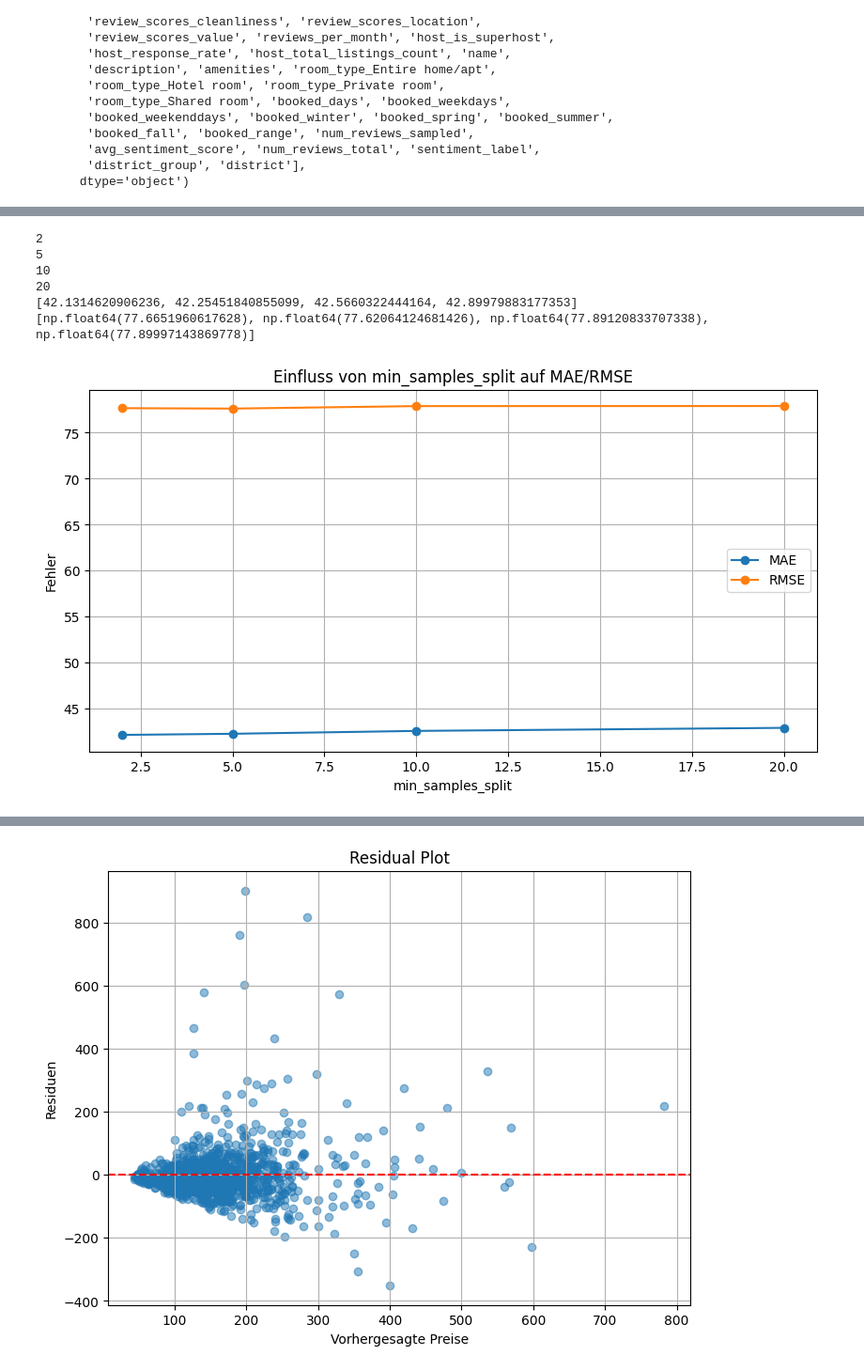
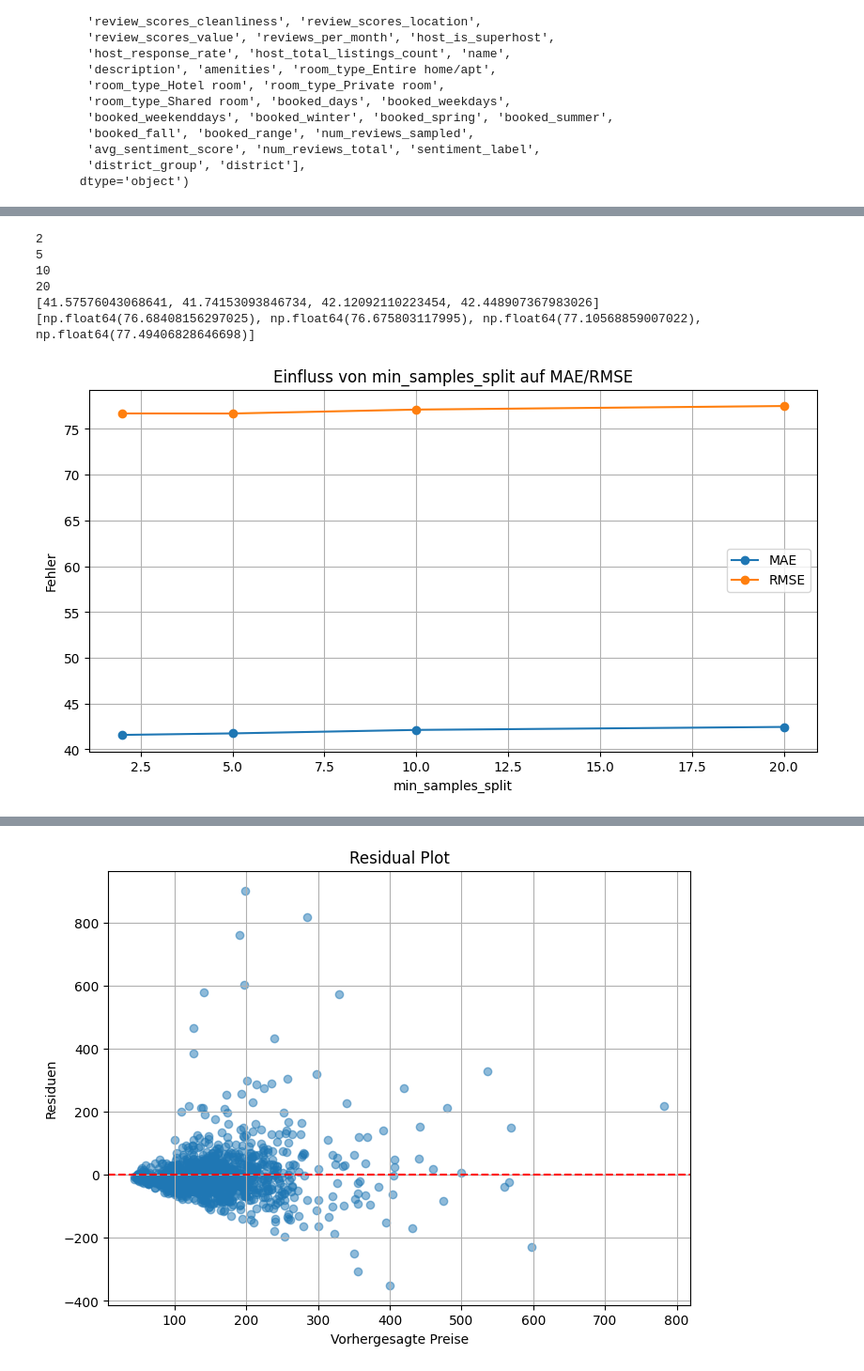
Before and after one commit to Spuphi/ML-airbnb, a Jupyter notebook: RandomForrest.ipynb, the cells around one changed output, grey strips where cells are left out. Shown at 94% size. Cells and saved outputs as stored; diff of their text form; code cells hidden in the pictures.

```diff
--- a/RandomForrest.ipynb
+++ b/RandomForrest.ipynb
@@ -107,5 +107,5 @@ Teste Feature-Set: alle_features
 # %%
-features = feature_sets["calendar_plus_basics2"]
+features = feature_sets["calendar_plus_basics3"]
 # %%
 # Funktion zum Testen von Hyperparametern
 def test_hyperparameter(param_name, param_values, features):
@@ -182,17 +182,17 @@ None
 # %%
 test_hyperparameter(
     "min_samples_split",
     [2, 5, 10, 20],
-    feature_sets["calendar_plus_basics4"]
+    feature_sets["calendar_plus_basics3"]
 )
 # %% [output]
 2
 5
 10
 20
-[42.1314620906236, 42.25451840855099, 42.5660322444164, 42.89979883177353]
-[np.float64(77.6651960617628), np.float64(77.62064124681426), np.float64(77.89120833707338), np.float64(77.89997143869778)]
+[41.57576043068641, 41.74153093846734, 42.12092110223454, 42.448907367983026]
+[np.float64(76.68408156297025), np.float64(76.675803117995), np.float64(77.10568859007022), np.float64(77.49406828646698)]
-[figure, old version]
+[figure, new version]
 # %%
 test_hyperparameter(
     "max_features",
```
Also changed, not shown: parts of 5 cells of this notebook.
